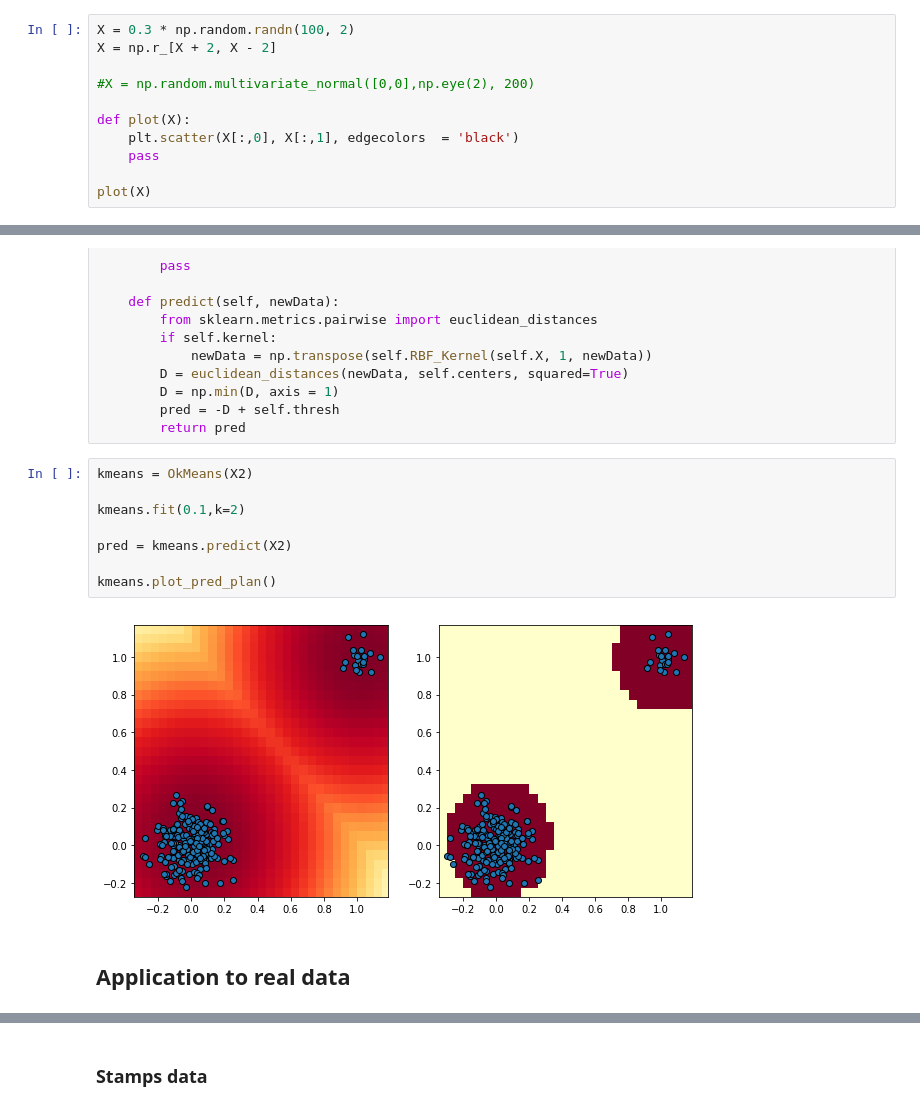
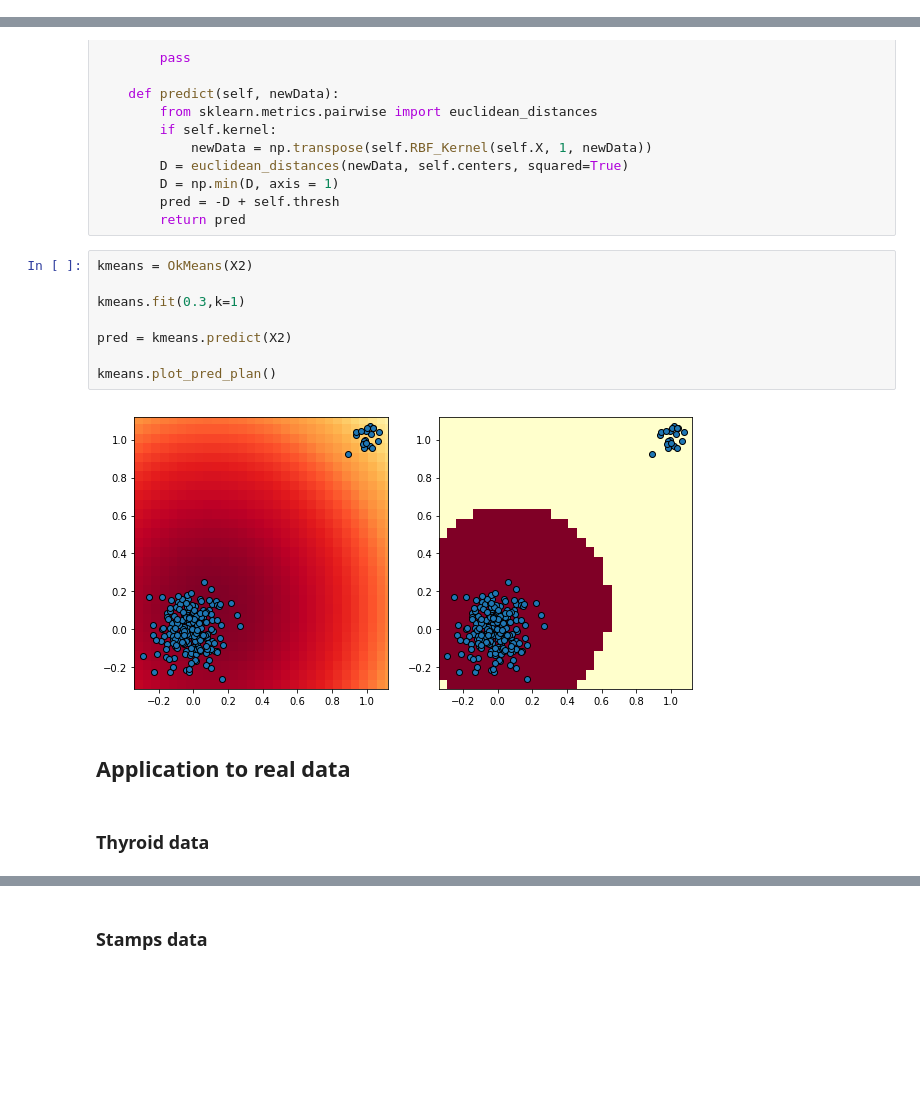
Before and after one commit to AntoineG92/Anomaly-detection-One-Class-SVM, a Jupyter notebook: OSVM_simulations_kernels.ipynb, the cells around one changed output, grey strips where cells are left out. Drawn from its saved outputs; the diff is of its cells as text; blank space fills up the shorter version.

Commit message:
test thyroid data (à finir)

```diff
--- a/OSVM_simulations_kernels.ipynb
+++ b/OSVM_simulations_kernels.ipynb
@@ -22,11 +19,0 @@ import matplotlib as mpl
-# %%
-X = 0.3 * np.random.randn(100, 2)
-X = np.r_[X + 2, X - 2]
-
-#X = np.random.multivariate_normal([0,0],np.eye(2), 200)
-
-def plot(X):
-    plt.scatter(X[:,0], X[:,1], edgecolors  = 'black')
-    pass
-
-plot(X)
@@ -427,12 +366,14 @@ class OkMeans(OCC):
 # %%
 kmeans = OkMeans(X2)
 
-kmeans.fit(0.1,k=2)
+kmeans.fit(0.3,k=1)
 
 pred = kmeans.predict(X2)
 
 kmeans.plot_pred_plan()
 # %% [output]
-[figure, old version]
+[figure, new version]
 # %% [markdown]
 ## Application to real data
+# %% [markdown]
+### Thyroid data
```
Also changed, not shown: parts of 37 cells of this notebook, 1 other file.
